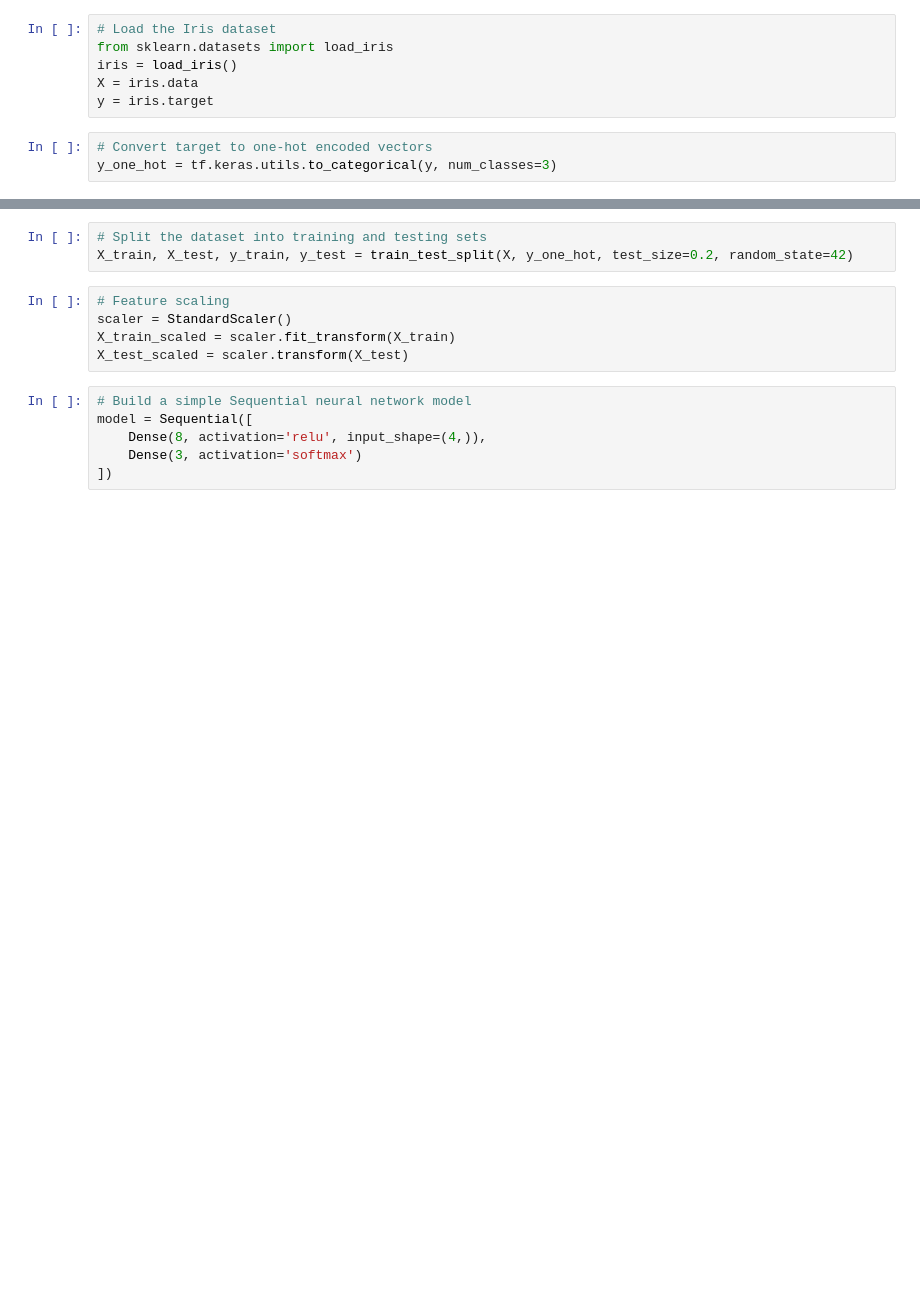
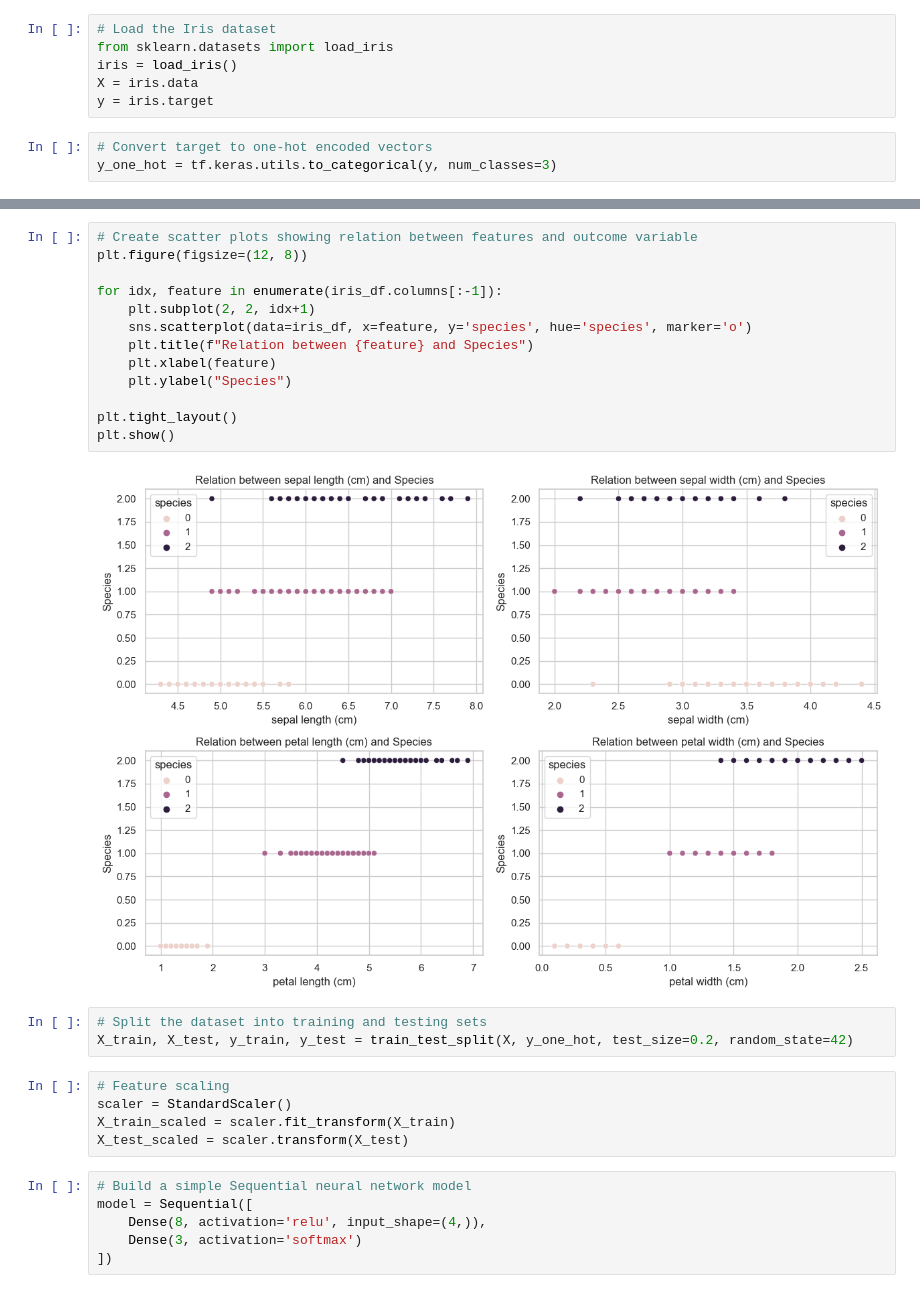
Before and after one commit to youssefelmarasy1/Iris-Flower-Classification, a Jupyter notebook: Iris.ipynb, the cells around one changed output, grey strips where cells are left out. Drawn from its saved outputs; the diff is of its cells as text; blank space fills up the shorter version.

```diff
--- a/Iris.ipynb
+++ b/Iris.ipynb
@@ -23,3 +49,18 @@ y_one_hot = tf.keras.utils.to_categorical(y, num_classes=3)
+# %%
+# Create scatter plots showing relation between features and outcome variable
+plt.figure(figsize=(12, 8))
+
+for idx, feature in enumerate(iris_df.columns[:-1]):
+    plt.subplot(2, 2, idx+1)
+    sns.scatterplot(data=iris_df, x=feature, y='species', hue='species', marker='o')
+    plt.title(f"Relation between {feature} and Species")
+    plt.xlabel(feature)
+    plt.ylabel("Species")
+
+plt.tight_layout()
+plt.show()
+# %% [output]
+[figure, added]
 # %%
 # Split the dataset into training and testing sets
 X_train, X_test, y_train, y_test = train_test_split(X, y_one_hot, test_size=0.2, random_state=42)
```
Also changed, not shown: parts of 4 cells of this notebook, 1 other file.
